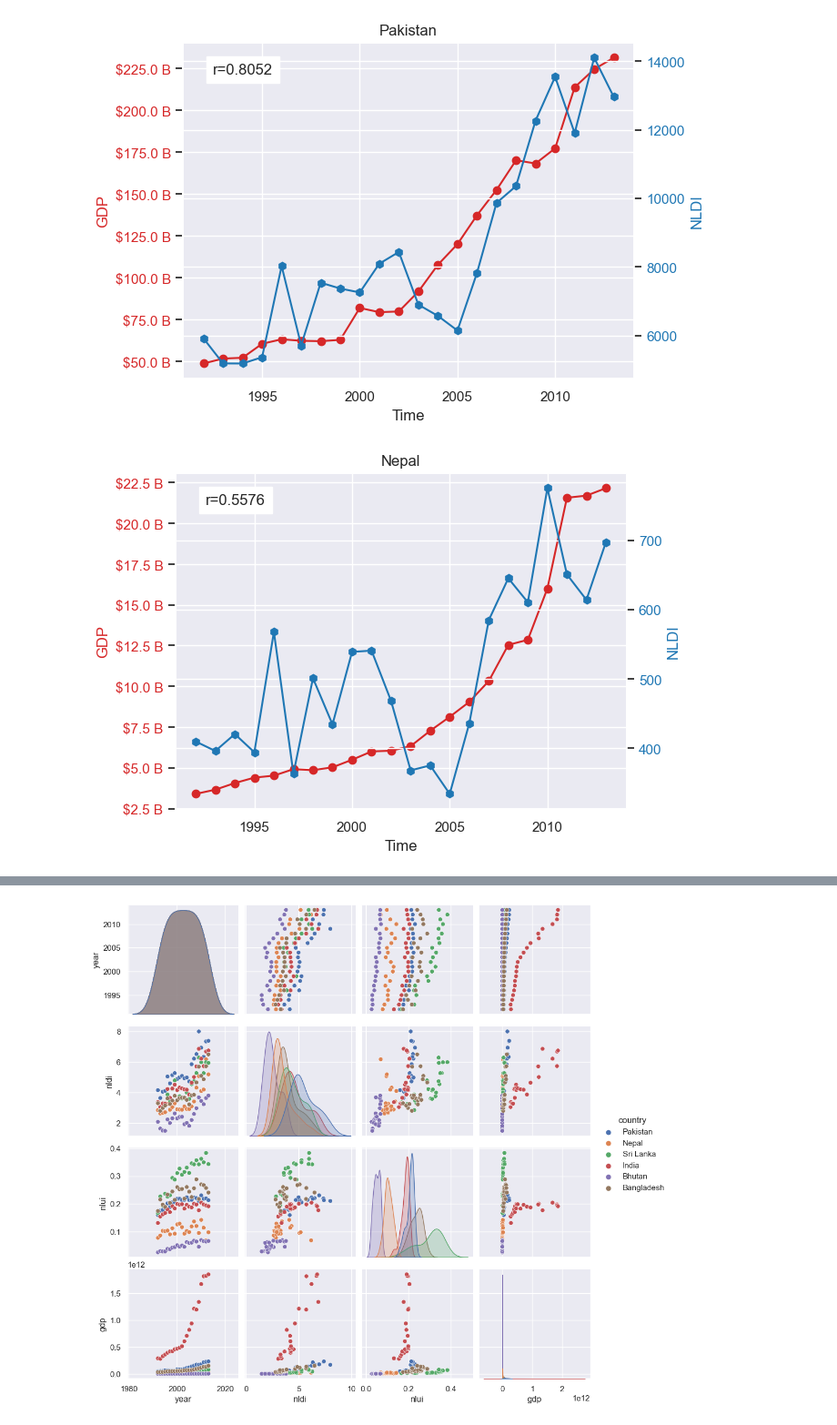
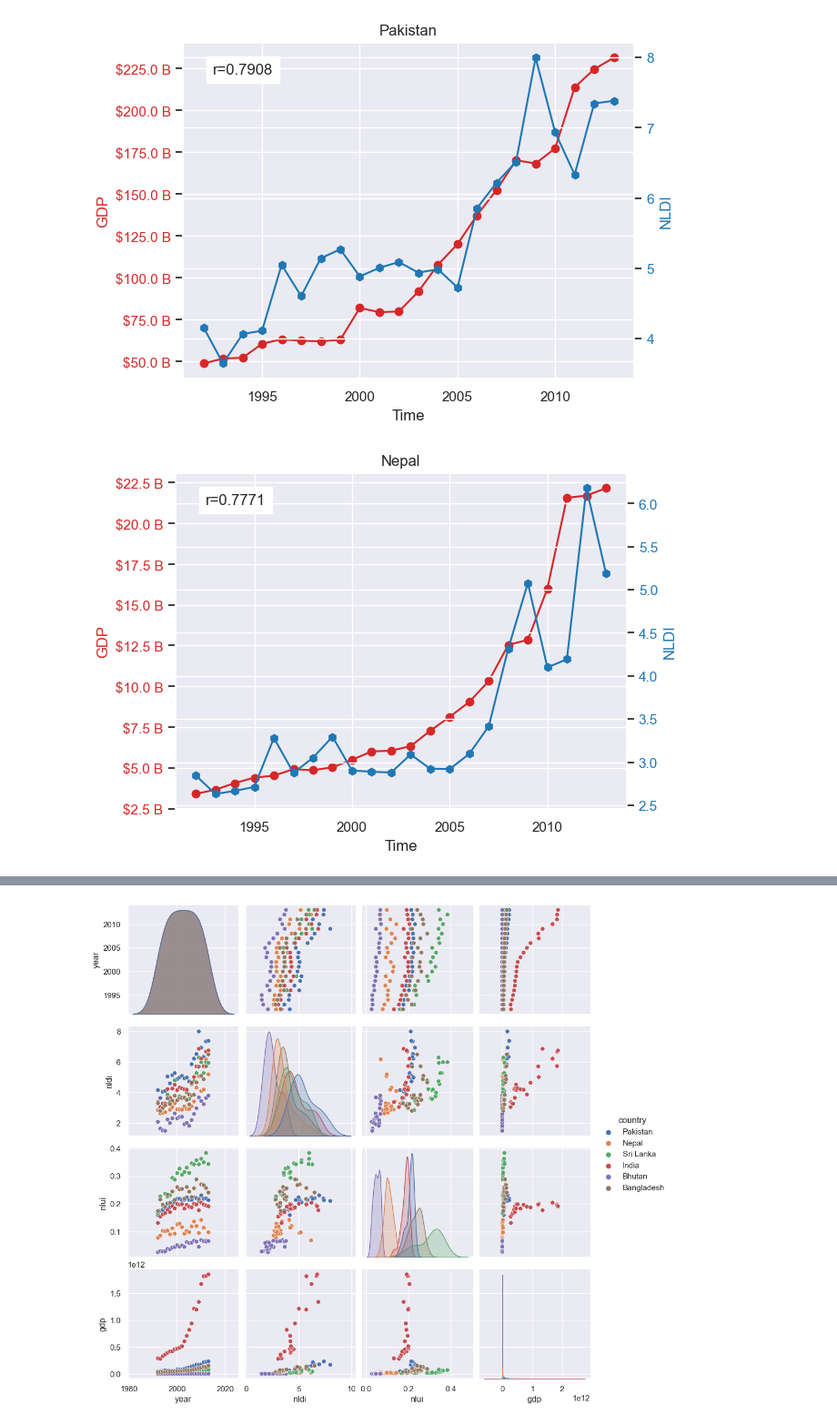
Before and after one commit to thiwaK/South-Asia-GDP-Project, a Jupyter notebook: C_Visualize.ipynb, the cells around one changed output, grey strips where cells are left out. Shown at 91% size. Cells and saved outputs as stored; diff of their text form; code cells hidden in the pictures.

```diff
--- a/C_Visualize.ipynb
+++ b/C_Visualize.ipynb
@@ -142,15 +142,15 @@ nl = nl.set_index('country')
 # %%
 for country in countries_interested:
     cgdp = gdp.loc[country]
     cnl = nl.loc[country]
 
     # print(cnl.head())
     # print(cgdp.head())
     x = cnl.year.array
-    y1 = cnl.loc[country].nlui.array
+    y1 = cnl.loc[country].nldi.array
     y2 = cgdp.array[2:]
 
     plot_(y2, 'GDP', y1, 'NLDI', x, 'Time', country)
 # %% [output]
-[figure, old version]
+[figure, new version]
-[figure, old version]
+[figure, new version]
```
Also changed, not shown: parts of 2 cells of this notebook, 12 other files.
